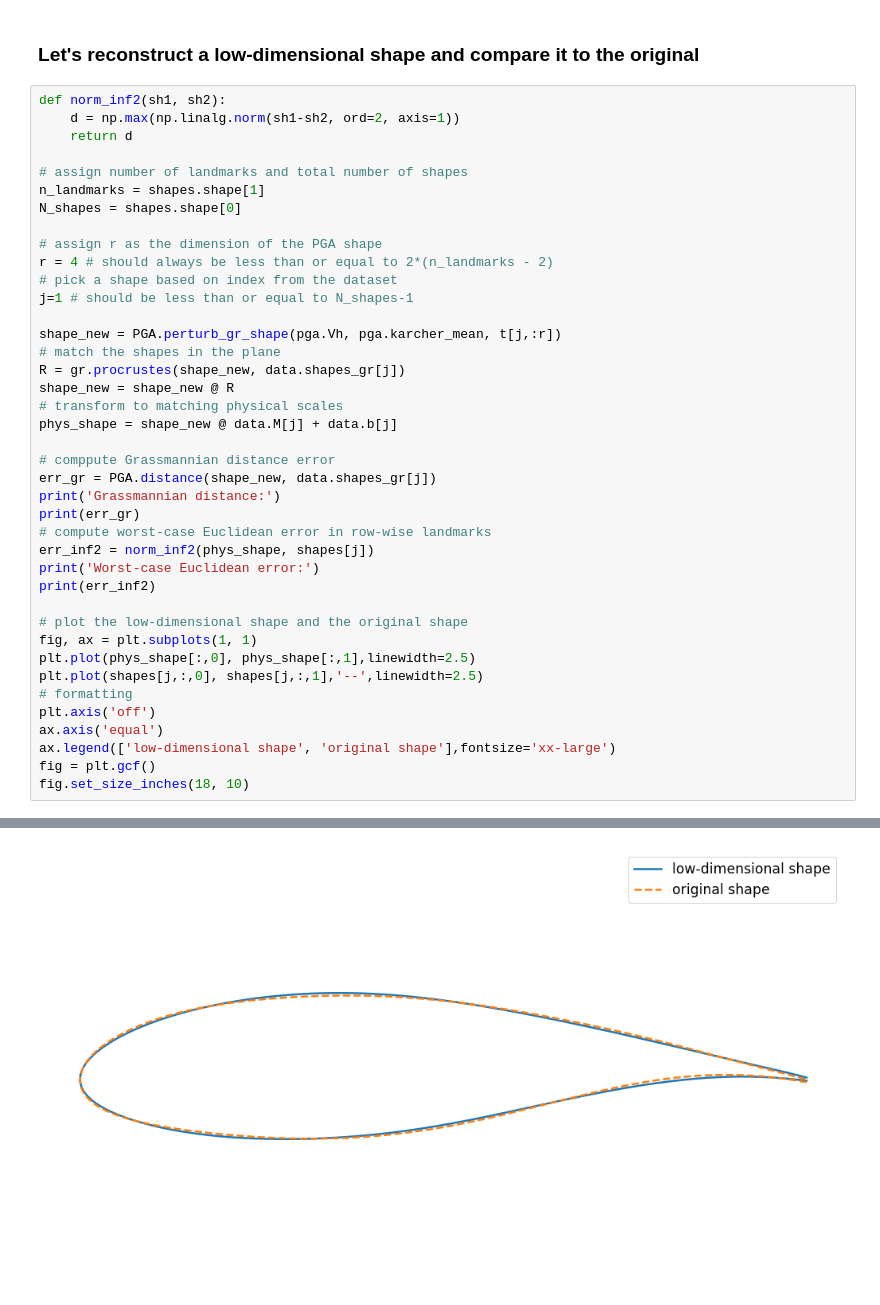
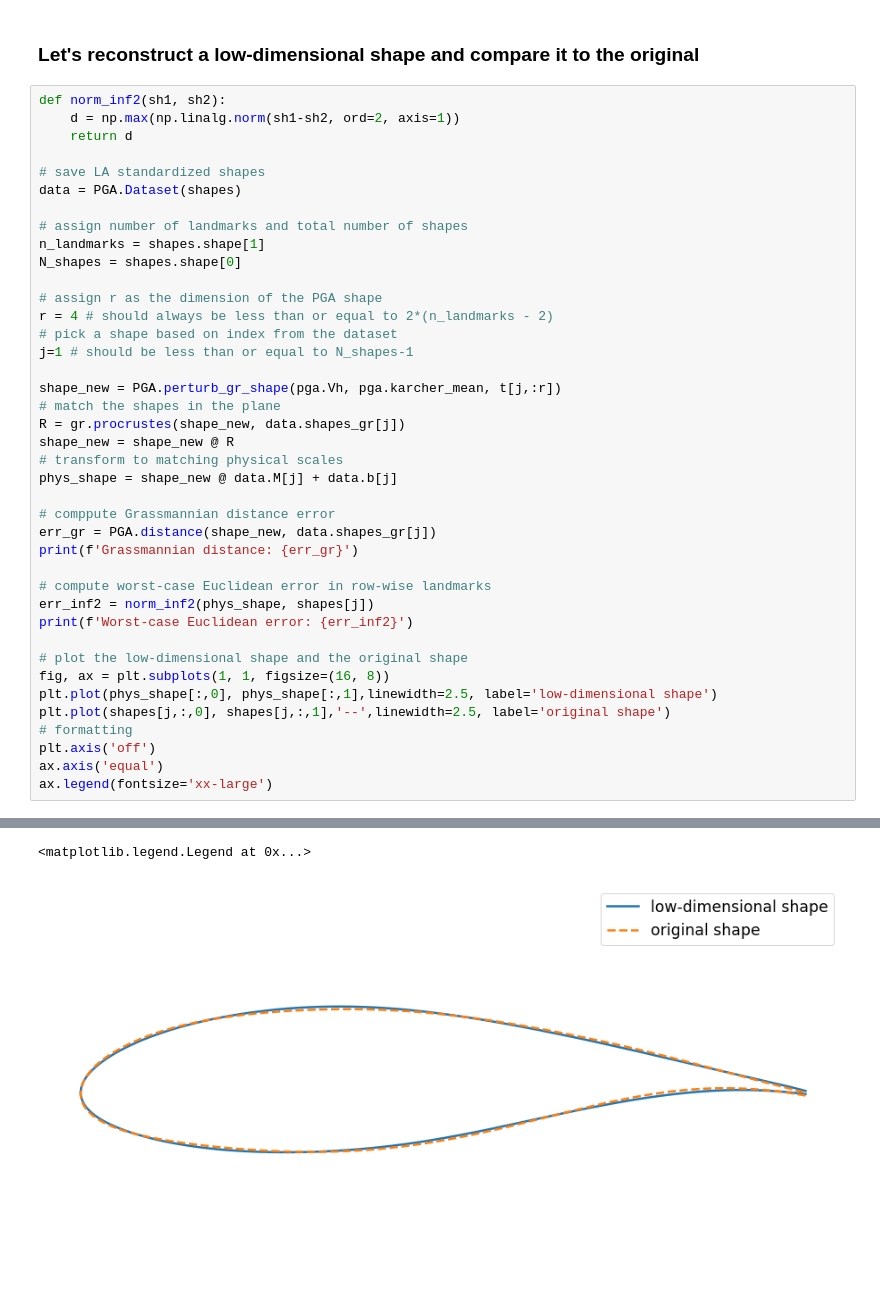
Before and after one commit to NREL/G2Aero, a Jupyter notebook: examples/notebooks/0_Data-Driven_Domain.ipynb, the cells around one changed output, grey strips where cells are left out. Cells and saved outputs as stored; diff of their text form.

```diff
--- a/examples/notebooks/0_Data-Driven_Domain.ipynb
+++ b/examples/notebooks/0_Data-Driven_Domain.ipynb
@@ -61,6 +57,9 @@ sns_plot = sns.pairplot(df_all, x_vars=coord_names, y_vars=coord_names,
 def norm_inf2(sh1, sh2):
     d = np.max(np.linalg.norm(sh1-sh2, ord=2, axis=1))
     return d
+
+# save LA standardized shapes
+data = PGA.Dataset(shapes)
 
 # assign number of landmarks and total number of shapes
 n_landmarks = shapes.shape[1]
@@ -80,21 +79,18 @@ phys_shape = shape_new @ data.M[j] + data.b[j]
 
 # comppute Grassmannian distance error
 err_gr = PGA.distance(shape_new, data.shapes_gr[j])
-print('Grassmannian distance:')
-print(err_gr)
+print(f'Grassmannian distance: {err_gr}')
+
 # compute worst-case Euclidean error in row-wise landmarks
 err_inf2 = norm_inf2(phys_shape, shapes[j])
-print('Worst-case Euclidean error:')
-print(err_inf2)
+print(f'Worst-case Euclidean error: {err_inf2}')
 
 # plot the low-dimensional shape and the original shape
-fig, ax = plt.subplots(1, 1)
-plt.plot(phys_shape[:,0], phys_shape[:,1],linewidth=2.5)
-plt.plot(shapes[j,:,0], shapes[j,:,1],'--',linewidth=2.5)
+fig, ax = plt.subplots(1, 1, figsize=(16, 8))
+plt.plot(phys_shape[:,0], phys_shape[:,1],linewidth=2.5, label='low-dimensional shape')
+plt.plot(shapes[j,:,0], shapes[j,:,1],'--',linewidth=2.5, label='original shape')
 # formatting
 plt.axis('off')
 ax.axis('equal')
-ax.legend(['low-dimensional shape', 'original shape'],fontsize='xx-large')
-fig = plt.gcf()
-fig.set_size_inches(18, 10)
+ax.legend(fontsize='xx-large')
 # %% [output]
@@ -105 +99,2 @@ Worst-case Euclidean error:
+<matplotlib.legend.Legend at 0x...>
-[figure, old version]
+[figure, new version]
```
Also changed, not shown: parts of 4 cells of this notebook.
